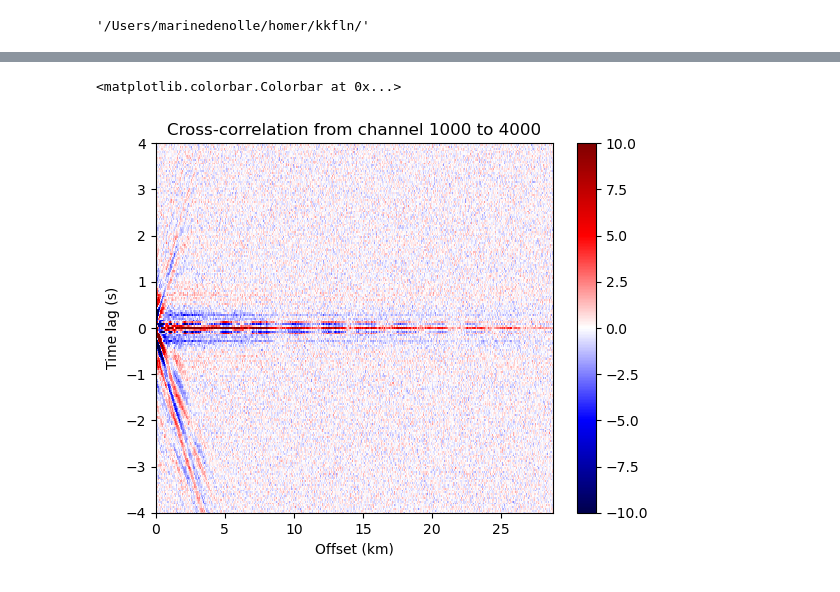
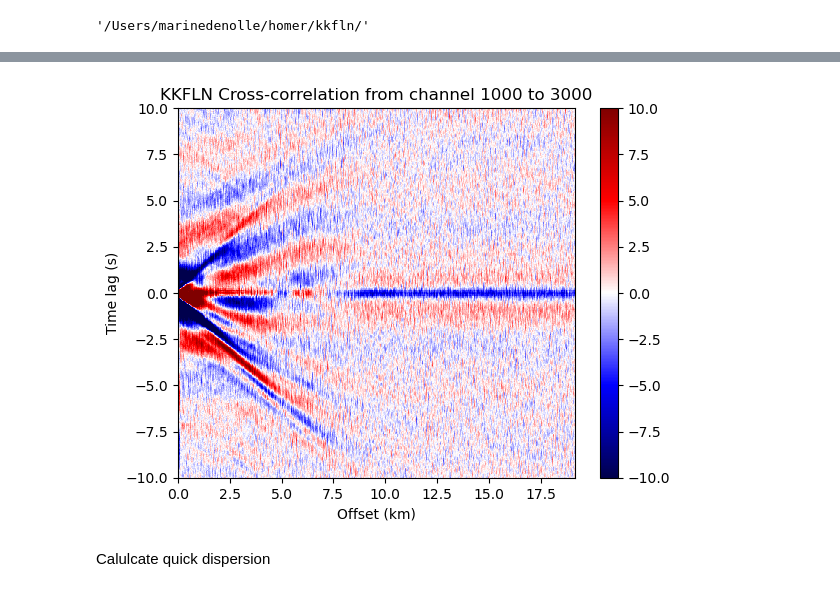
Before and after one commit to uwfiberlab/field_das, a Jupyter notebook: homer/homer_qc_xcorr.ipynb, the cells around one changed output, grey strips where cells are left out. Cells and saved outputs as stored; diff of their text form; code cells hidden in the pictures.

```diff
--- a/homer/homer_qc_xcorr.ipynb
+++ b/homer/homer_qc_xcorr.ipynb
@@ -36,8 +36,8 @@ Prepare cross correlation job
 
 # dictionary for the Xcorr job.
 recmin = 1000 # minimal source
-recmax = 4000 # receiver channel
-fmin = 1 # minimal frequency
+recmax = 3000 # receiver channel
+fmin = 0.5 # minimal frequency
 fmax = 10. # maximal frequency
 whiten = True # whiten the data
 onebit = True # one bit normalization
@@ -174,13 +74,15 @@ NameError: name 'simple_xc' is not defined
 # %%
 plt.figure(); v = 10
 plt.pcolormesh(xc.offset/1E3,xc.lags,xc.trxc.T,vmin=-v,vmax=v,cmap='seismic')
 plt.xlim([min(xc.offset)/1E3,max(xc.offset)/1E3])
-plt.ylim([-4,4])
+plt.ylim([-10,10])
 plt.xlabel('Offset (km)')
 plt.ylabel('Time lag (s)')
-plt.title('Cross-correlation from channel ' + str(recmin) + ' to ' + str(recmax ))
+plt.title('KKFLN Cross-correlation from channel ' + str(recmin) + ' to ' + str(recmax ))
 plt.colorbar()
+plt.savefig('KKFLN_xc_'+str(recmin)+'_'+str(recmax)+'.png',dpi=300,bbox_inches='tight')
 # %% [output]
-<matplotlib.colorbar.Colorbar at 0x...>
-[figure, old version]
+[figure, new version]
+# %% [markdown]
+Calulcate quick dispersion
 # %%
```
Also changed, not shown: parts of 9 cells of this notebook, 7 other files.
